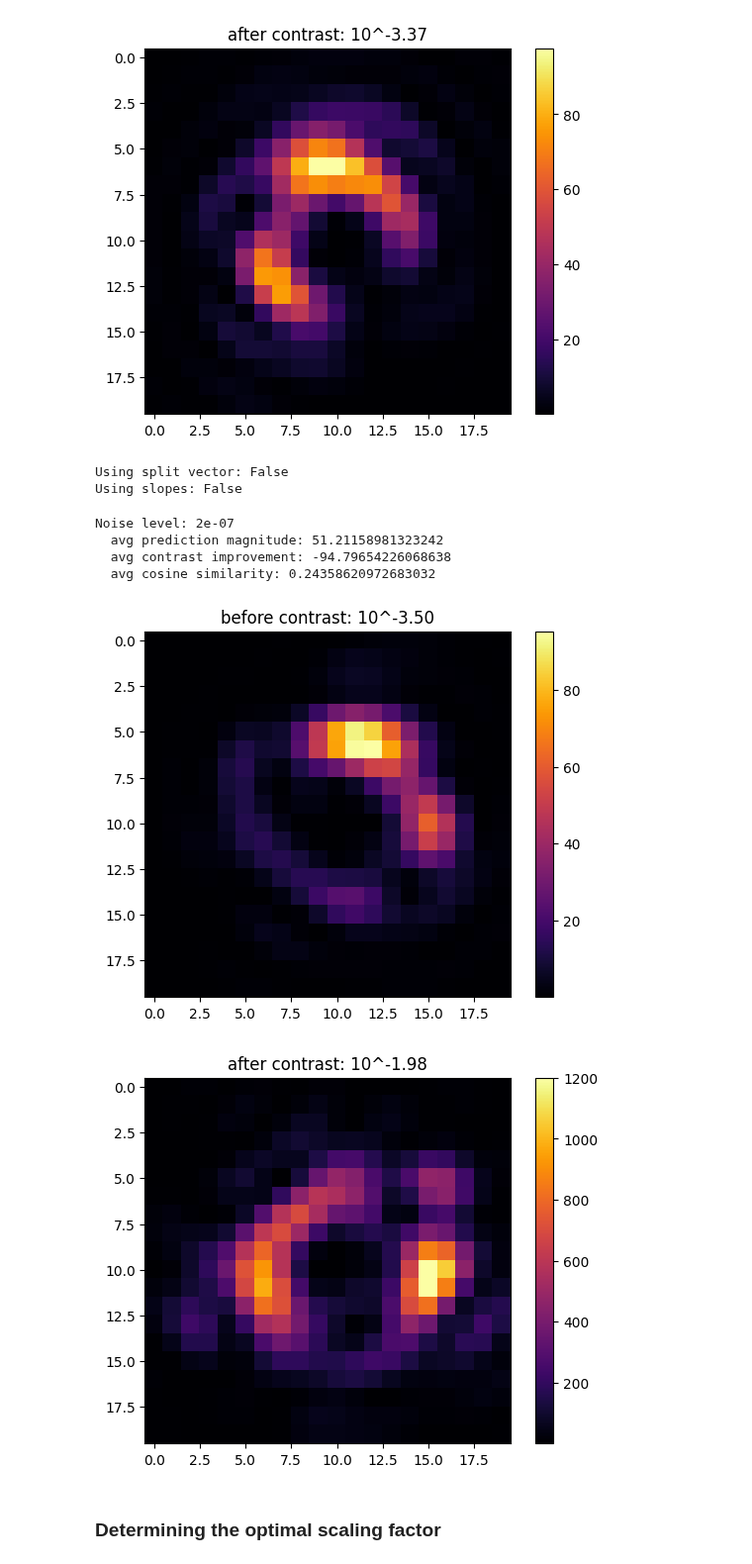
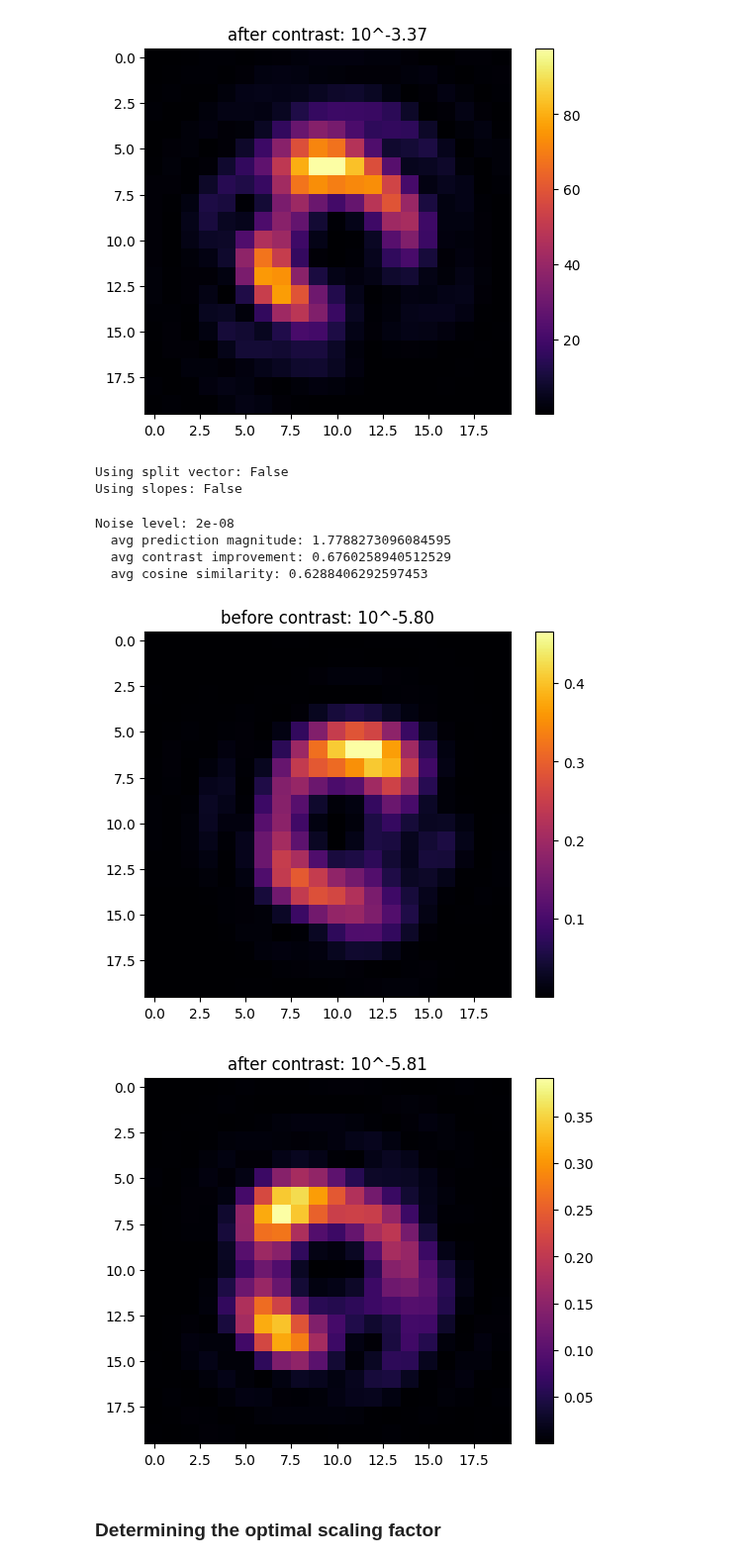
Before and after one commit to AlexeiKorolev/NASA-RL-Wavefront-Control, a Jupyter notebook: RL/visualize.ipynb, the cells around one changed output. Shown at 99% size. Saved outputs shown, nothing was run; the diff lists cells and outputs as text; code cells hidden in the pictures.

Commit message:
small noise datagen

```diff
--- a/RL/visualize.ipynb
+++ b/RL/visualize.ipynb
@@ -344,7 +344,7 @@ y_std = metrics_data['y_norm']['std']
 
 similarities = []
 
-noise_levels = [2e-7] # [1e-8, 5e-8, 1e-7, 2e-7, 3e-7, 4e-7]
+noise_levels = [2e-8] # [1e-8, 5e-8, 1e-7, 2e-7, 3e-7, 4e-7]
 
 for noise in noise_levels:
     prediction_magnitudes = []
@@ -392,39 +392,39 @@ for noise in noise_levels:
             # print(f"cosine_similarity: {cos_sim:.6f}")
 
             env.deformable_mirror.flatten()
             env.deformable_mirror.actuators = original - np.array(y_pred)
             new_contrast = env.get_contrast(delta_t=1e15)
             contrast_differences.append((original_contrast - new_contrast) / original_contrast)
 
 
     print(f"Noise level: {noise}")
     print(f"  avg prediction magnitude: {np.mean(prediction_magnitudes)}")
     print(f"  avg contrast improvement: {np.mean(contrast_differences)}")
     print(f"  avg cosine similarity: {np.mean(similarities)}")
 
 # print(f"avg prediction magnitude: {np.mean(prediction_magnitudes)}")
 # print(f"avg contrast improvement: {np.mean(contrast_differences)}")
 # print(f"avg cosine similarity: {np.mean(similarities)}")
 
 img4 = torch.asarray(env.get_camera_image(delta_t=delta_t, noise_enabled=False), dtype=torch.float)
 plt.imshow(imgs[0][0] if not slopes_train else imgs[0], cmap='inferno')
 plt.title(f"before contrast: 10^{np.log10(original_contrast):.02f}")
 plt.colorbar()
 plt.show()
 
 plt.imshow(img4, cmap='inferno')
 plt.title(f"after contrast: 10^{np.log10(new_contrast):.02f}")
 plt.colorbar()
 plt.show()
 # %% [output]
 Using split vector: False
 Using slopes: False
-Noise level: 2e-07
-  avg prediction magnitude: 51.21158981323242
-  avg contrast improvement: -94.79654226068638
-  avg cosine similarity: 0.24358620972683032
+Noise level: 2e-08
+  avg prediction magnitude: 1.7788273096084595
+  avg contrast improvement: 0.6760258940512529
+  avg cosine similarity: 0.6288406292597453
-[figure, old version]
+[figure, new version]
-[figure, old version]
+[figure, new version]
 # %% [markdown]
 ### Determining the optimal scaling factor
 # %%
```
Also changed, not shown: 1 other file.
